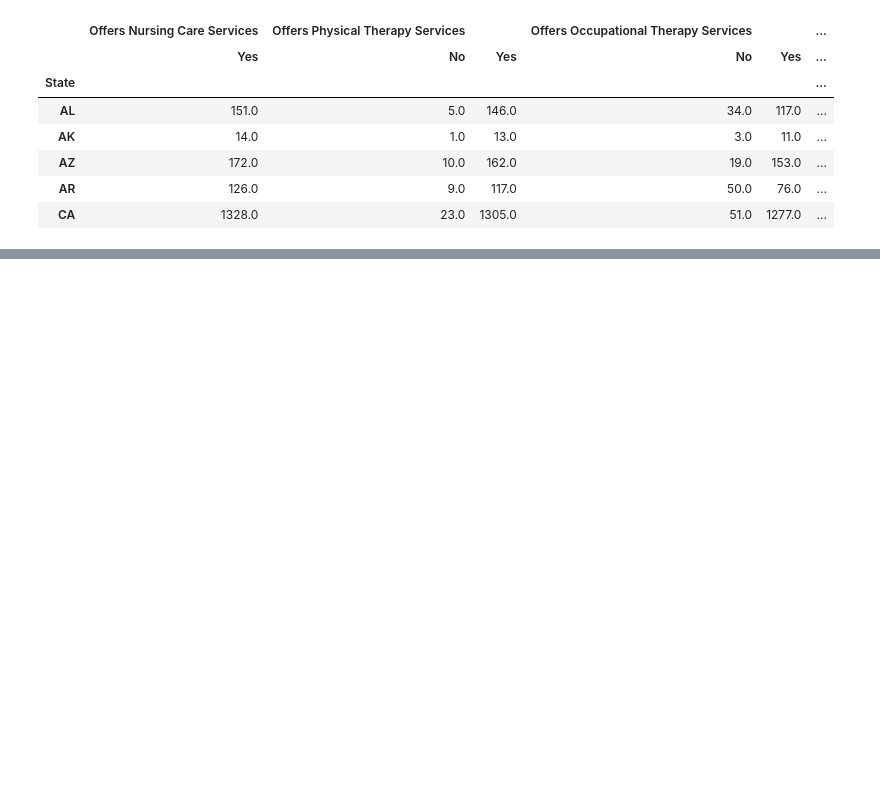
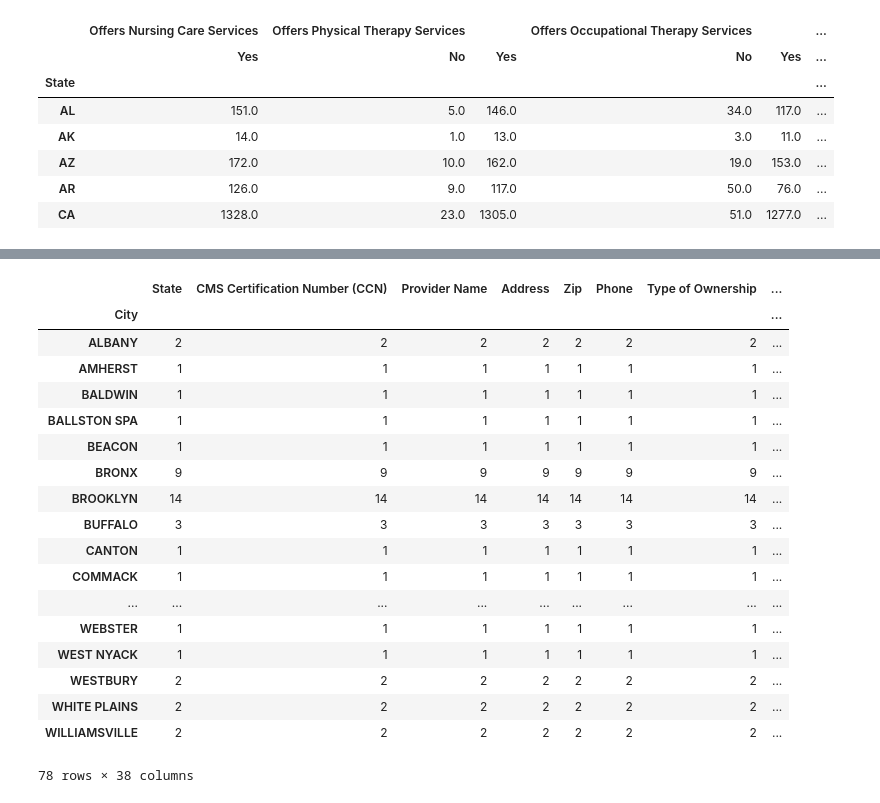
Before and after one commit to ambigus9/hha_analytics, a Jupyter notebook: Analisis descriptivo.ipynb, the cells around one changed output, grey strips where cells are left out. Saved outputs shown, nothing was run; the diff lists cells and outputs as text; code cells hidden in the pictures; blank space fills up the shorter version.

```diff
--- a/Analisis descriptivo.ipynb
+++ b/Analisis descriptivo.ipynb
@@ -247,0 +297,22 @@ ok
+# %%
+HHCACHPS_PRVDR[HHCACHPS_PRVDR['State']=='NY'].groupby('City').count()
+# %% [output]
+|  | State | CMS Certification Number (CCN) | Provider Name | Address | Zip | Phone | Type of Ownership | ... |
+| City |  |  |  |  |  |  |  | ... |
+| ALBANY | 2 | 2 | 2 | 2 | 2 | 2 | 2 | ... |
+| AMHERST | 1 | 1 | 1 | 1 | 1 | 1 | 1 | ... |
+| BALDWIN | 1 | 1 | 1 | 1 | 1 | 1 | 1 | ... |
+| BALLSTON SPA | 1 | 1 | 1 | 1 | 1 | 1 | 1 | ... |
+| BEACON | 1 | 1 | 1 | 1 | 1 | 1 | 1 | ... |
+| BRONX | 9 | 9 | 9 | 9 | 9 | 9 | 9 | ... |
+| BROOKLYN | 14 | 14 | 14 | 14 | 14 | 14 | 14 | ... |
+| BUFFALO | 3 | 3 | 3 | 3 | 3 | 3 | 3 | ... |
+| CANTON | 1 | 1 | 1 | 1 | 1 | 1 | 1 | ... |
+| COMMACK | 1 | 1 | 1 | 1 | 1 | 1 | 1 | ... |
+| ... | ... | ... | ... | ... | ... | ... | ... | ... |
+| WEBSTER | 1 | 1 | 1 | 1 | 1 | 1 | 1 | ... |
+| WEST NYACK | 1 | 1 | 1 | 1 | 1 | 1 | 1 | ... |
+| WESTBURY | 2 | 2 | 2 | 2 | 2 | 2 | 2 | ... |
+| WHITE PLAINS | 2 | 2 | 2 | 2 | 2 | 2 | 2 | ... |
+| WILLIAMSVILLE | 2 | 2 | 2 | 2 | 2 | 2 | 2 | ... |
+78 rows × 38 columns
```
Also changed, not shown: parts of 11 cells of this notebook, 1 other file.
